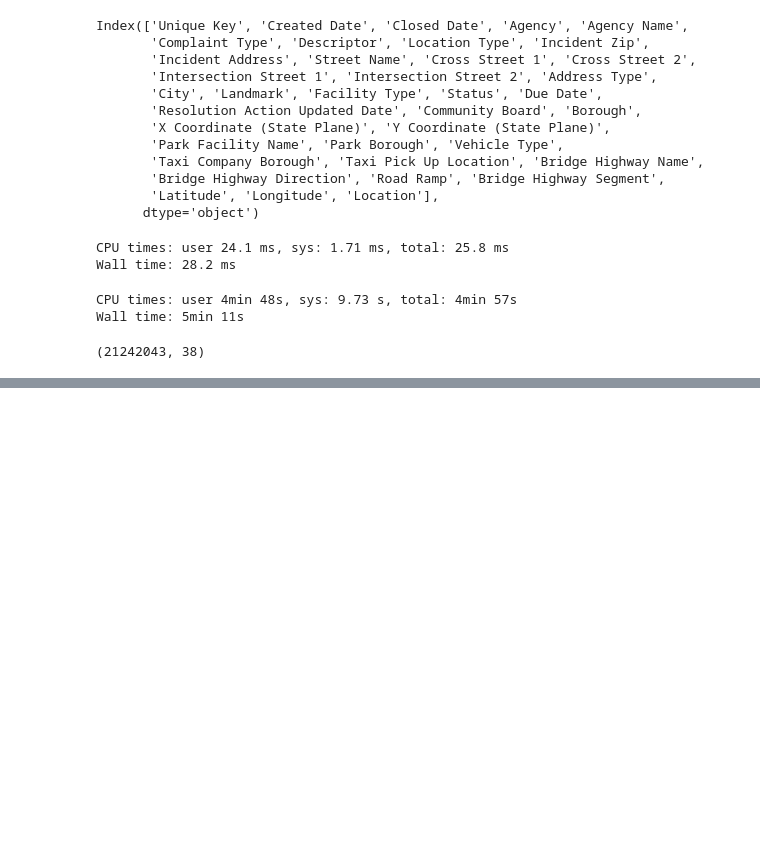
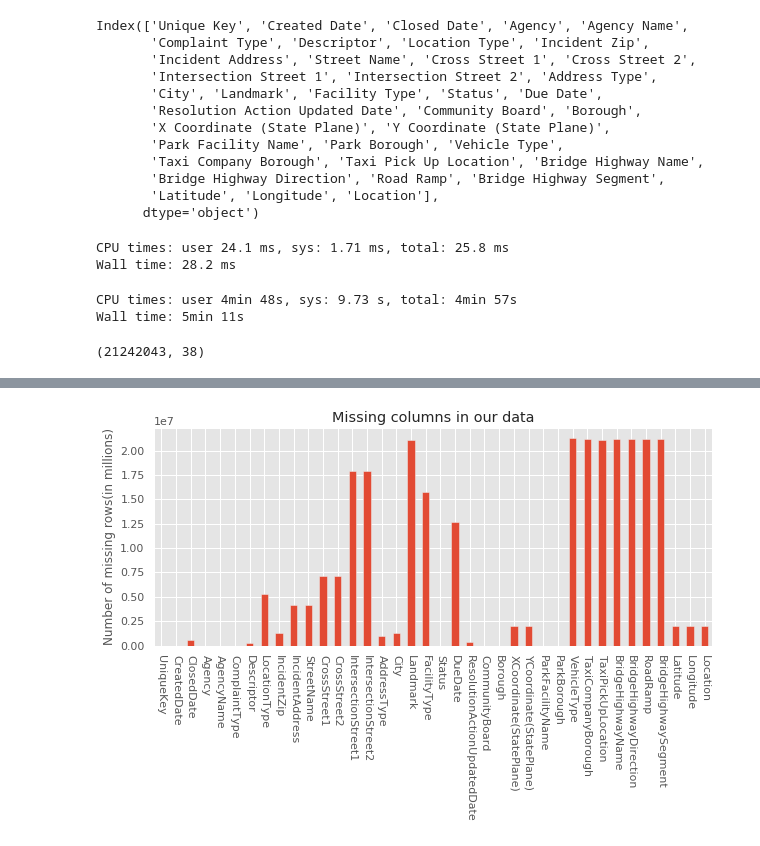
Before and after one commit to Nik8x/Dask_Python_Dataframe_7GB, a Jupyter notebook: Dask_Python_Dataframe_7GB.ipynb, the cells around one changed output, grey strips where cells are left out. Drawn from its saved outputs; the diff is of its cells as text; code cells hidden in the pictures; blank space fills up the shorter version.

```diff
--- a/Dask_Python_Dataframe_7GB.ipynb
+++ b/Dask_Python_Dataframe_7GB.ipynb
@@ -47 +45,17 @@ pip install dask[complete]
+# %%
+!pip install dask[complete]
+import dask.dataframe as dd
+
+import warnings
+warnings.filterwarnings('ignore')
+
+import numpy as np
+import pandas as pd
+
+import matplotlib.pyplot as plt
+%matplotlib inline
+import seaborn as sns
+sns.set(style = "whitegrid")
+sns.set(color_codes = True)
+plt.style.use('ggplot')
 # %%
@@ -115,3 +139,12 @@ radiator_df.Descriptor.count().compute()
+# %%
+plt.figure(figsize = (10, 4))
+dfna.plot(kind='bar')
+plt.title('Missing columns in our data')
+plt.ylabel('Number of missing rows(in millions)')
+plt.xticks(rotation = -90)
+plt.show()
+# %% [output]
+[figure, added]
 # %%
 %whos
 # %% [output]
```
Also changed, not shown: parts of 10 cells of this notebook.
